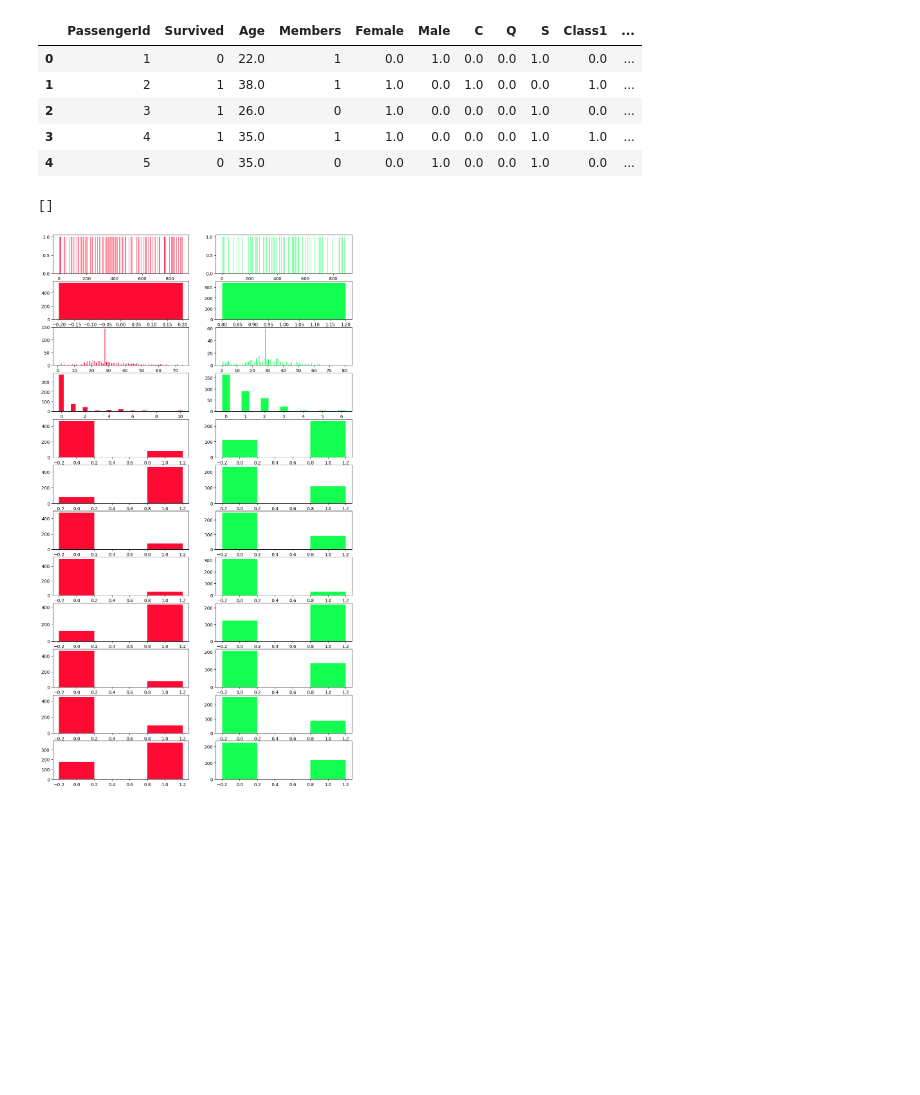
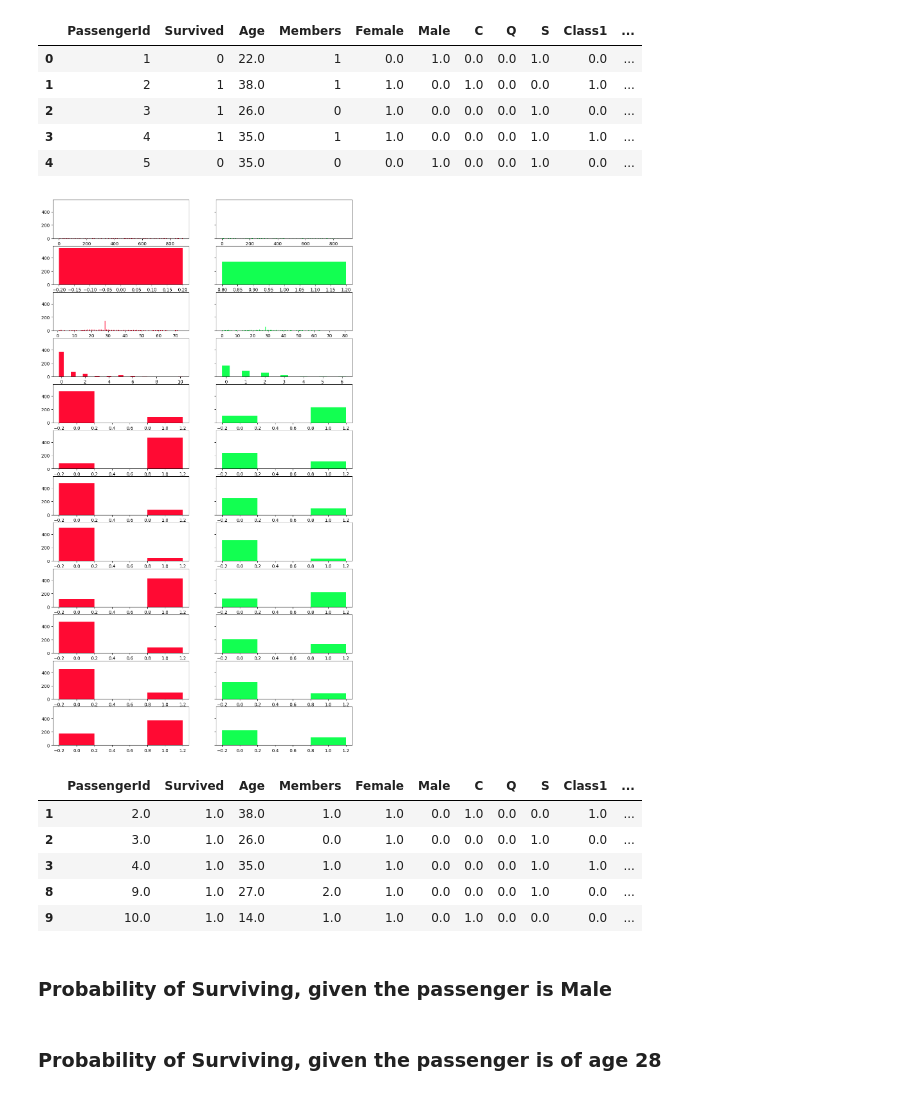
Before and after one commit to MehulChavan/Titanic_prediction, a Jupyter notebook: Titanic_prediction.ipynb, the cells around one changed output. Saved outputs shown, nothing was run; the diff lists cells and outputs as text; code cells hidden in the pictures; blank space fills up the shorter version.

```diff
--- a/Titanic_prediction.ipynb
+++ b/Titanic_prediction.ipynb
@@ -105,18 +105,27 @@ def split_dataset(df):
 train_df_survived,train_df_not_survived = split_dataset(train_df)
 # %%
 n = len(train_df.columns)
-fig,axes = plt.subplots(n,2,figsize = (12,22))
+fig,axes = plt.subplots(n,2,figsize = (12,22),sharey = True)
 features = ['PassengerId','Survived','Age','Members','Female','Male','C','Q','S','Class1','Class2','Class3']
 for i in range(n):
     for survived in range(2):
         ax = axes[i,survived]
         if survived:
             data = train_df_survived[features[i]]
             ax.hist(data,bins = np.arange(data.min(),data.max() + 2) - 0.5,color = '#12ff51',rwidth = 0.4)
         elif not survived:
             data = train_df_not_survived[features[i]]
             ax.hist(data,bins = np.arange(data.min(),data.max() + 2) - 0.5,color = '#ff0a33',rwidth = 0.4)
-plt.plot()
 # %% [output]
-[]
-[figure, old version]
+[figure, new version]
+# %%
+train_df_survived.head()
+# %% [output]
+|  | PassengerId | Survived | Age | Members | Female | Male | C | Q | S | Class1 | ... |
+| 1 | 2.0 | 1.0 | 38.0 | 1.0 | 1.0 | 0.0 | 1.0 | 0.0 | 0.0 | 1.0 | ... |
+| 2 | 3.0 | 1.0 | 26.0 | 0.0 | 1.0 | 0.0 | 0.0 | 0.0 | 1.0 | 0.0 | ... |
+| 3 | 4.0 | 1.0 | 35.0 | 1.0 | 1.0 | 0.0 | 0.0 | 0.0 | 1.0 | 1.0 | ... |
+| 8 | 9.0 | 1.0 | 27.0 | 2.0 | 1.0 | 0.0 | 0.0 | 0.0 | 1.0 | 0.0 | ... |
+| 9 | 10.0 | 1.0 | 14.0 | 1.0 | 1.0 | 0.0 | 1.0 | 0.0 | 0.0 | 0.0 | ... |
+# %% [markdown]
+### Probability of Surviving, given the passenger is Male
@@ -122,0 +140,2 @@ plt.plot()
+# %% [markdown]
+### Probability of Surviving, given the passenger is of age 28
```
Also changed, not shown: parts of 20 cells of this notebook.
